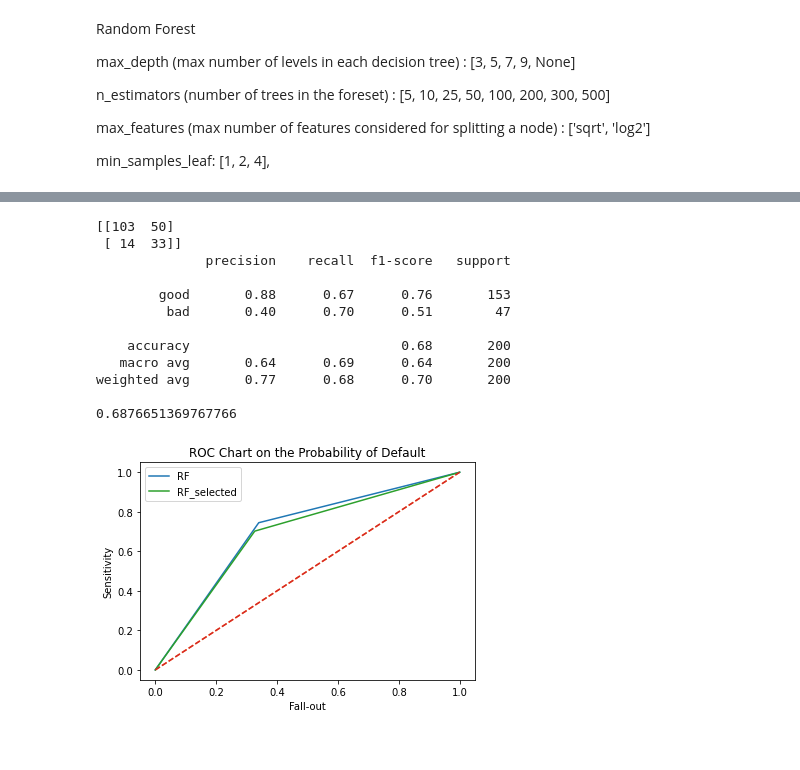
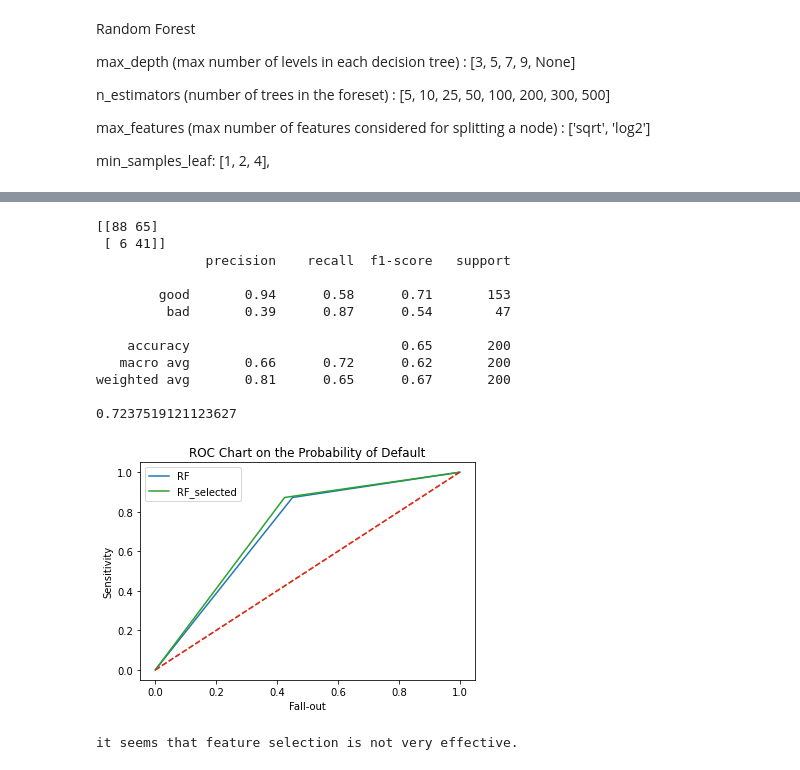
Before and after one commit to shanqu91/project_credit_risk_modeling, a Jupyter notebook: C3_credit_modeling_RF.ipynb, the cells around one changed output, grey strips where cells are left out. Cells and saved outputs as stored; diff of their text form; code cells hidden in the pictures.

```diff
--- a/C3_credit_modeling_RF.ipynb
+++ b/C3_credit_modeling_RF.ipynb
@@ -81,11 +107,11 @@ min_samples_leaf: [1, 2, 4],
 # %%
-hyperparam_grid = {'max_depth': [3, 5, 7, None],
-    'n_estimators': [25, 50, 100, 200, 300, 500],
+model = RandomForestClassifier(n_estimators=500)
+hyperparam_grid_2 = {'max_depth': [3, 5, 7, None],
     'min_samples_leaf': [1, 2, 4],
     'max_features': ['sqrt', 'log2']}
 
 cv = RepeatedStratifiedKFold(n_splits=5, n_repeats=3, random_state=seed)
-grid_search = GridSearchCV(model, param_grid=hyperparam_grid, cv=cv, scoring='roc_auc', verbose=1)
+grid_search = GridSearchCV(model, param_grid=hyperparam_grid_2, cv=cv, scoring='roc_auc', verbose=1)
 grid_search.fit(df_X_train, np.ravel(df_y_train))
 
 print(grid_search.best_score_)
@@ -122,13 +148,13 @@ RandomForestClassifier(bootstrap=True, ccp_alpha=0.0, class_weight=None,
 preds = model_bestparam.predict_proba(df_X_val)
 df_preds = pd.DataFrame(preds[:,1], columns = ['prob_default'])
 
-threshold = 0.5
+threshold = 0.4
 df_preds['Risk_pred'] = df_preds['prob_default'].apply(lambda x: 1 if x > threshold else 0)
 
 print(confusion_matrix(df_y_val, df_preds['Risk_pred']))
 print(classification_report(df_y_val, df_preds['Risk_pred'], target_names= ['good', 'bad']))
 print(roc_auc_score(df_y_val, df_preds['Risk_pred']))
 
-plot_roc_PD(df_preds, df_y_val, 'RF')
+plot_roc_PD(df_preds['Risk_pred'], df_y_val, 'RF')
 plt.show()
 # %% [output]
@@ -187,0 +216,11 @@ Index(['Age', 'Credit amount', 'Duration', 'Sex_0', 'Job_0', 'Housing_0',
+# %%
+model = RandomForestClassifier()
+hyperparam_grid_1 = {'n_estimators': [25, 50, 100, 200, 300, 500, 700, 1000]}
+
+cv = RepeatedStratifiedKFold(n_splits=5, n_repeats=3, random_state=seed)
+grid_search = GridSearchCV(model, param_grid=hyperparam_grid_1, cv=cv, scoring='roc_auc', verbose=1)
+grid_search.fit(df_X_train_selected, np.ravel(df_y_train))
+
+print(grid_search.best_score_)
+print(grid_search.best_params_)
+print(grid_search.best_estimator_)
@@ -188,5 +241,11 @@ Index(['Age', 'Credit amount', 'Duration', 'Sex_0', 'Job_0', 'Housing_0',
 # %%
-grid_search = GridSearchCV(model, param_grid=hyperparam_grid, cv=cv, scoring='roc_auc', verbose=1)
+model = RandomForestClassifier(n_estimators=1000)
+hyperparam_grid_2 = {'max_depth': [3, 5, 7, None],
+    'min_samples_leaf': [1, 2, 4],
+    'max_features': ['sqrt', 'log2']}
+
+cv = RepeatedStratifiedKFold(n_splits=5, n_repeats=3, random_state=seed)
+grid_search = GridSearchCV(model, param_grid=hyperparam_grid_2, cv=cv, scoring='roc_auc', verbose=1)
 grid_search.fit(df_X_train_selected, np.ravel(df_y_train))
 
 print(grid_search.best_score_)
@@ -218,31 +277,36 @@ RandomForestClassifier(bootstrap=True, ccp_alpha=0.0, class_weight=None,
                        n_jobs=None, oob_score=False, random_state=None,
                        verbose=0, warm_start=False)
 # %%
+
 preds = model_bestparam_selected.predict_proba(df_X_val_selected)
 df_preds_selected  = pd.DataFrame(preds[:,1], columns = ['prob_default'])
 
-threshold = 0.5
+threshold = 0.4
 df_preds_selected['Risk_pred'] = df_preds_selected['prob_default'].apply(lambda x: 1 if x > threshold else 0)
 df_preds['Risk_pred'] = df_preds['prob_default'].apply(lambda x: 1 if x > threshold else 0)
 
 print(confusion_matrix(df_y_val, df_preds_selected['Risk_pred']))
 print(classification_report(df_y_val, df_preds_selected['Risk_pred'], target_names= ['good', 'bad']))
 print(roc_auc_score(df_y_val, df_preds_selected['Risk_pred']))
 
-plot_roc_PD(df_preds, df_y_val, 'RF')
-plot_roc_PD(df_preds_selected, df_y_val, 'RF_selected')
+plot_roc_PD(df_preds['Risk_pred'], df_y_val, 'RF')
+plot_roc_PD(df_preds_selected['Risk_pred'], df_y_val, 'RF_selected')
 plt.show()
+
+
+print("it seems that feature selection is not very effective.")
 # %% [output]
-[[103  50]
- [ 14  33]]
+[[88 65]
+ [ 6 41]]
               precision    recall  f1-score   support
 
-        good       0.88      0.67      0.76       153
-         bad       0.40      0.70      0.51        47
+        good       0.94      0.58      0.71       153
+         bad       0.39      0.87      0.54        47
 
-    accuracy                           0.68       200
-   macro avg       0.64      0.69      0.64       200
-weighted avg       0.77      0.68      0.70       200
+    accuracy                           0.65       200
+   macro avg       0.66      0.72      0.62       200
+weighted avg       0.81      0.65      0.67       200
 
-0.6876651369767766
+0.7237519121123627
-[figure, old version]
+[figure, new version]
+it seems that feature selection is not very effective.
```
Also changed, not shown: parts of 20 cells of this notebook.
